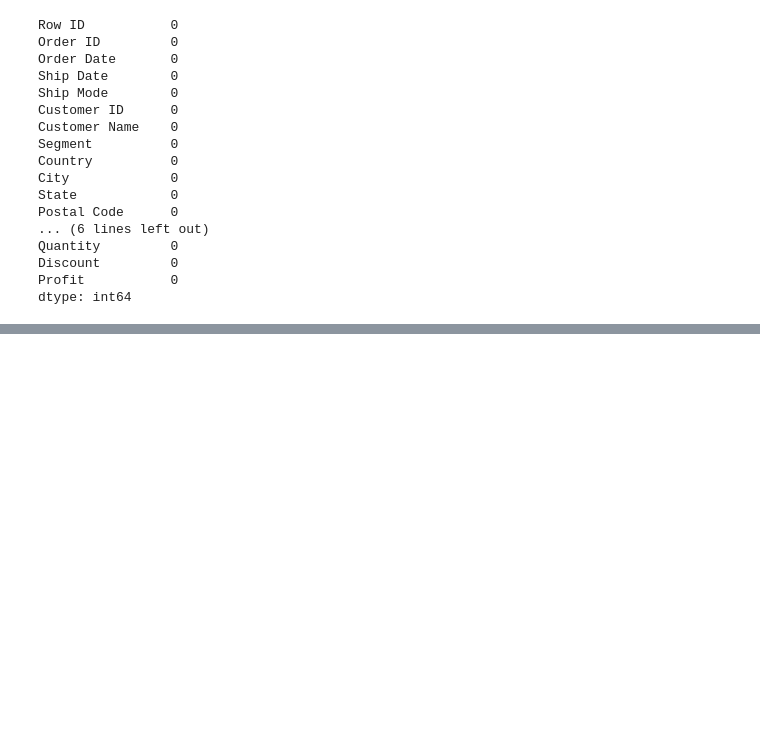
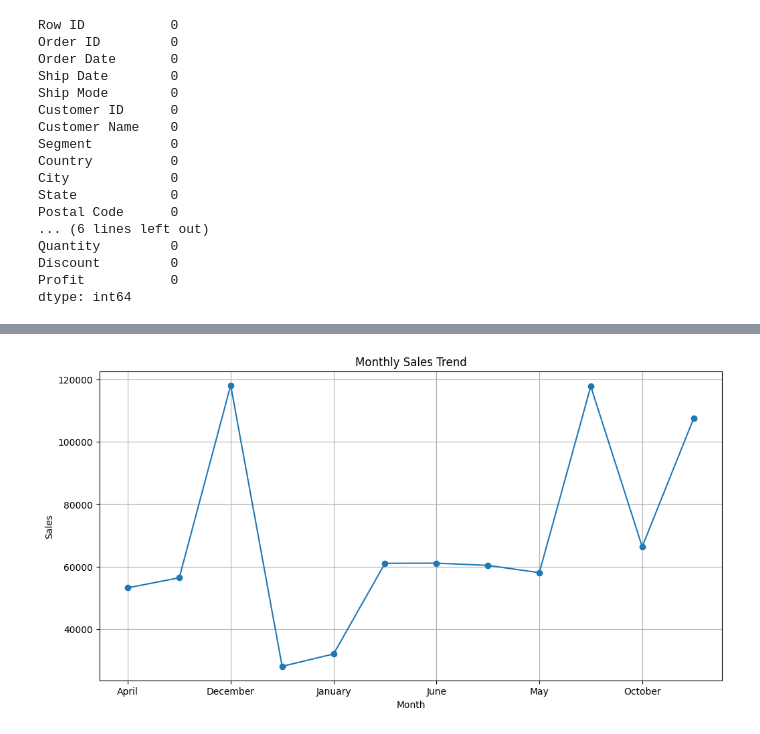
Before and after one commit to UmarRafique25/SalesAnalyticsDashboard, a Jupyter notebook: notebooks/eda.ipynb, the cells around one changed output, grey strips where cells are left out. Saved outputs shown, nothing was run; the diff lists cells and outputs as text; code cells hidden in the pictures; blank space fills up the shorter version.

```diff
--- a/notebooks/eda.ipynb
+++ b/notebooks/eda.ipynb
@@ -70,0 +76,2 @@ dtype: int64
+# %%
+df = pd.read_csv('../processed/cleaned_sales_data.csv')
@@ -70,0 +148,3 @@ dtype: int64
+# %%
+monthly_sales = df.groupby('month_name')['sales'].sum()
+print(monthly_sales)
@@ -70,0 +166,10 @@ dtype: int64
+# %%
+plt.figure(figsize=(12,6))
+monthly_sales.plot(kind='line', marker='o')
+plt.title('Monthly Sales Trend')
+plt.xlabel('Month')
+plt.ylabel('Sales')
+plt.grid(True)
+plt.show()
+# %% [output]
+[figure, added]
```
Also changed, not shown: parts of 33 cells of this notebook, 10 other files.
